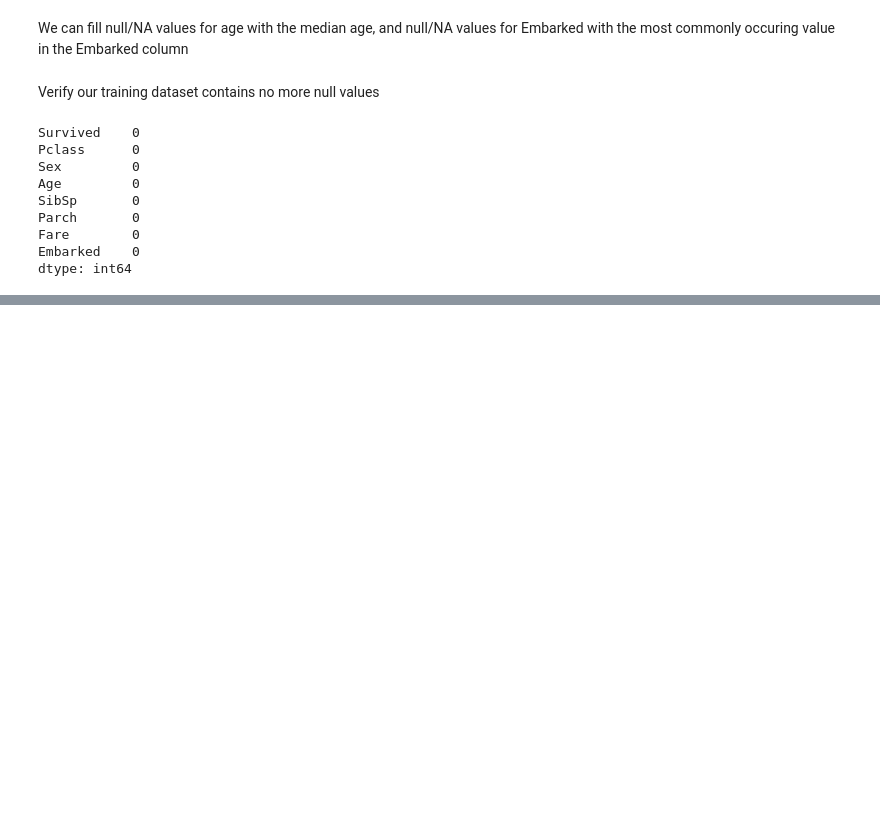
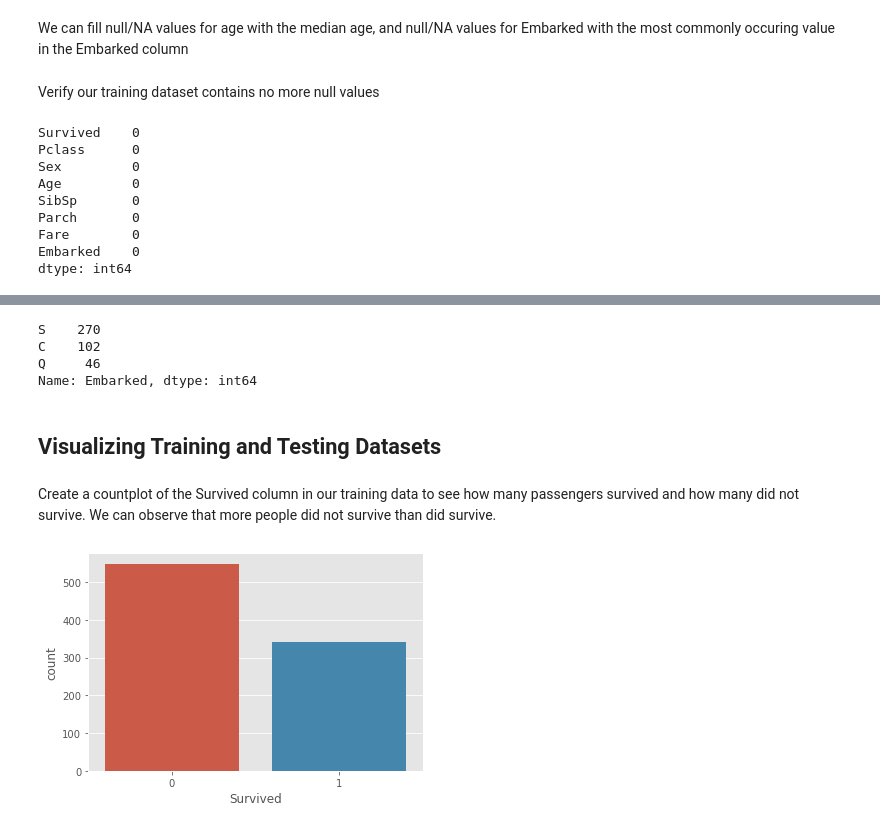
Before and after one commit to mwiginton/python-machine-learning-samples, a Jupyter notebook: logistic_regression_titanic_sample.ipynb, the cells around one changed output, grey strips where cells are left out. Drawn from its saved outputs; the diff is of its cells as text; code cells hidden in the pictures; blank space fills up the shorter version.

Commit message:
add data visualizations

```diff
--- a/logistic_regression_titanic_sample.ipynb
+++ b/logistic_regression_titanic_sample.ipynb
@@ -189,0 +306,15 @@ dtype: int64
+# %%
+test_copy['Embarked'].value_counts()
+# %% [output]
+S    270
+C    102
+Q     46
+Name: Embarked, dtype: int64
+# %% [markdown]
+## Visualizing Training and Testing Datasets
+# %% [markdown]
+Create a countplot of the Survived column in our training data to see how many passengers survived and how many did not survive. We can observe that more people did not survive than did survive.
+# %%
+ax = sns.countplot(x="Survived", data=train_copy)
+# %% [output]
+[figure, added]
```
Also changed, not shown: parts of 49 cells of this notebook.
